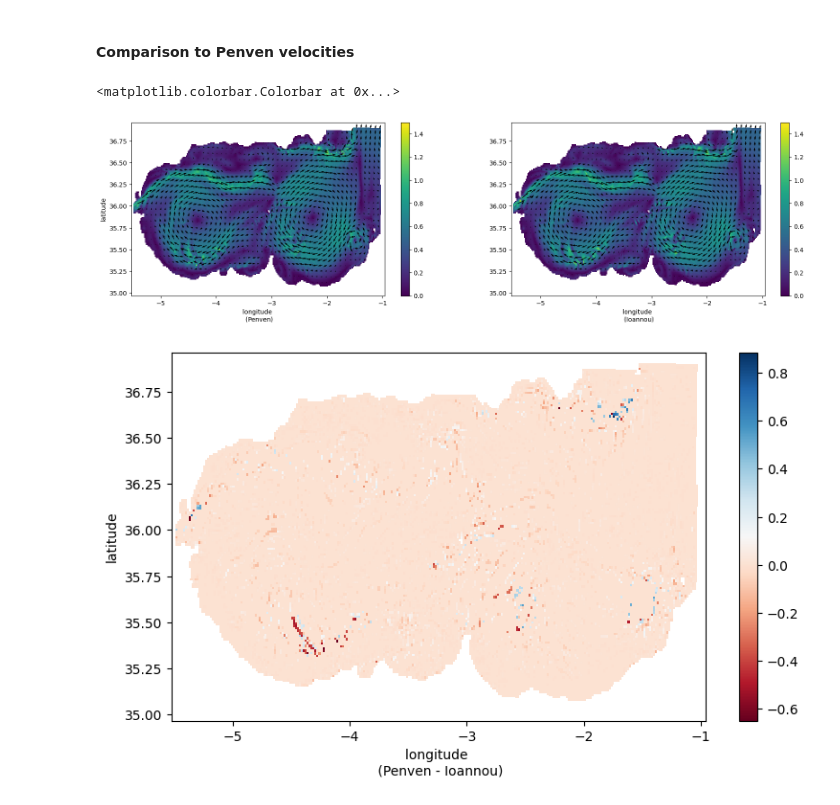
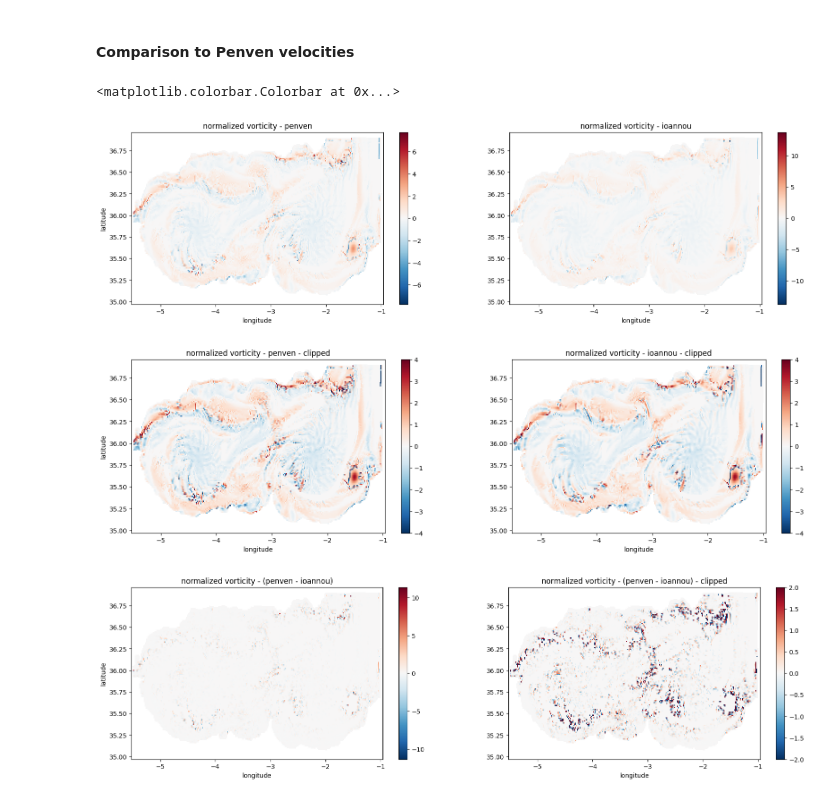
Before and after one commit to meom-group/jaxparrow, a Jupyter notebook: notebooks/alboran_sea.ipynb, the cells around one changed output. Saved outputs shown, nothing was run; the diff lists cells and outputs as text; code cells hidden in the pictures.

Commit message:
enhance example notebooks plots

```diff
--- a/notebooks/alboran_sea.ipynb
+++ b/notebooks/alboran_sea.ipynb
@@ -11,4 +12,18 @@ from jaxparrow import cyclogeostrophy, geostrophy
 
 %reload_ext autoreload
 %autoreload 2
+# %%
+# utility functions
+
+def dist(true: np.ndarray, estimate: np.ndarray) -> np.ndarray:
+    estimate[np.abs(true) < .1] = 0
+    true[np.abs(true) < .1] = 0
+    return true - estimate
+
+
+def compute_norm_vorticity(u: np.ndarray, v: np.ndarray, dy_u: np.ndarray, dx_v: np.ndarray,
+                           mask: np.ndarray, f: np.ndarray) -> np.ma.masked_array:
+    du_dy = compute_derivative(u, dy_u, axis=0)
+    dv_dx = compute_derivative(v, dx_v, axis=1)
+    return ma.masked_array(dv_dx - du_dy, mask) / f
 # %% [markdown]
@@ -99,5 +98,6 @@ dx_v, dy_v = compute_spatial_step(lat_v, lon_v)
 Estimating the velocities also involve the Coriolis factor, which varies with the latitude.
 The function `compute_coriolis_factor` from the sub-module `tools` might be used here.
 # %%
+coriolis_factor = compute_coriolis_factor(lat)
 coriolis_factor_u = compute_coriolis_factor(lat_u)
 coriolis_factor_v = compute_coriolis_factor(lat_v)
@@ -255,24 +358,45 @@ plt.colorbar(im, ax=ax2)
 #### Comparison to Penven velocities
 # %%
 _, (ax1, ax2) = plt.subplots(1, 2, figsize=(20, 5))
-ax1.set_xlabel("longitude \n (Penven)")
-ax2.set_xlabel("longitude \n (Ioannou)")
+ax1.set_title("normalized vorticity - penven")
+ax1.set_xlabel("longitude")
 ax1.set_ylabel("latitude")
-im = ax1.pcolormesh(lon, lat, np.sqrt(u_penven**2 + v_penven**2), shading="auto", vmin=0, vmax=vmax)
+ax2.set_title("normalized vorticity - ioannou")
+ax2.set_xlabel("longitude")
+im = ax1.pcolormesh(lon, lat, norm_vorticity_penven, cmap="RdBu_r", shading="auto",
+                    norm=colors.CenteredNorm())
 plt.colorbar(im, ax=ax1)
-ax1.quiver(lon[::quiver_step, ::quiver_step], lat[::quiver_step, ::quiver_step],
-           u_penven[::quiver_step, ::quiver_step], v_penven[::quiver_step, ::quiver_step])
-im = ax2.pcolormesh(lon, lat, np.sqrt(u_ioannou**2 + v_ioannou**2), shading="auto", vmin=0, vmax=vmax)
+im = ax2.pcolormesh(lon, lat, norm_vorticity_ioannou, cmap="RdBu_r", shading="auto",
+                    norm=colors.CenteredNorm())
 plt.colorbar(im, ax=ax2)
-ax2.quiver(lon[::quiver_step, ::quiver_step], lat[::quiver_step, ::quiver_step],
-           u_ioannou[::quiver_step, ::quiver_step], v_ioannou[::quiver_step, ::quiver_step])
 
-_, ax = plt.subplots(1, 1, figsize=(9, 5))
-ax.set_xlabel("longitude \n (Penven - Ioannou)")
-ax.set_ylabel("latitude")
-im = ax.pcolormesh(lon, lat, np.sqrt(u_penven**2 + v_penven**2) - np.sqrt(u_ioannou**2 + v_ioannou**2), cmap="RdBu", shading="auto")
-plt.colorbar(im, ax=ax)
+_, (ax1, ax2) = plt.subplots(1, 2, figsize=(20, 5))
+ax1.set_title("normalized vorticity - penven - clipped")
+ax1.set_xlabel("longitude")
+ax1.set_ylabel("latitude")
+ax2.set_title("normalized vorticity - ioannou - clipped")
+ax2.set_xlabel("longitude")
+im = ax1.pcolormesh(lon, lat, norm_vorticity_penven, cmap="RdBu_r", shading="auto",
+                    vmin=vmin, vmax=vmax)
+plt.colorbar(im, ax=ax1)
+im = ax2.pcolormesh(lon, lat, norm_vorticity_ioannou, cmap="RdBu_r", shading="auto",
+                    vmin=vmin, vmax=vmax)
+plt.colorbar(im, ax=ax2)
+
+_, (ax1, ax2) = plt.subplots(1, 2, figsize=(20, 5))
+ax1.set_title("normalized vorticity - (penven - ioannou)")
+ax1.set_xlabel("longitude")
+ax2.set_xlabel("longitude")
+ax2.set_title("normalized vorticity - (penven - ioannou) - clipped")
+ax1.set_ylabel("latitude")
+im = ax1.pcolormesh(lon, lat, dist(norm_vorticity_penven, norm_vorticity_ioannou), cmap="RdBu_r", shading="auto",
+                    norm=colors.CenteredNorm())
+plt.colorbar(im, ax=ax1)
+im = ax2.pcolormesh(lon, lat, dist(norm_vorticity_penven, norm_vorticity_ioannou),
+                    cmap="RdBu_r", shading="auto", norm=colors.CenteredNorm(halfrange=halfrange))
+plt.colorbar(im, ax=ax2)
 # %% [output]
 <matplotlib.colorbar.Colorbar at 0x...>
-[figure, old version]
+[figure, new version]
-[figure, old version]
+[figure, new version]
+[figure, added]
```
Also changed, not shown: parts of 22 cells of this notebook, 34 other files.
